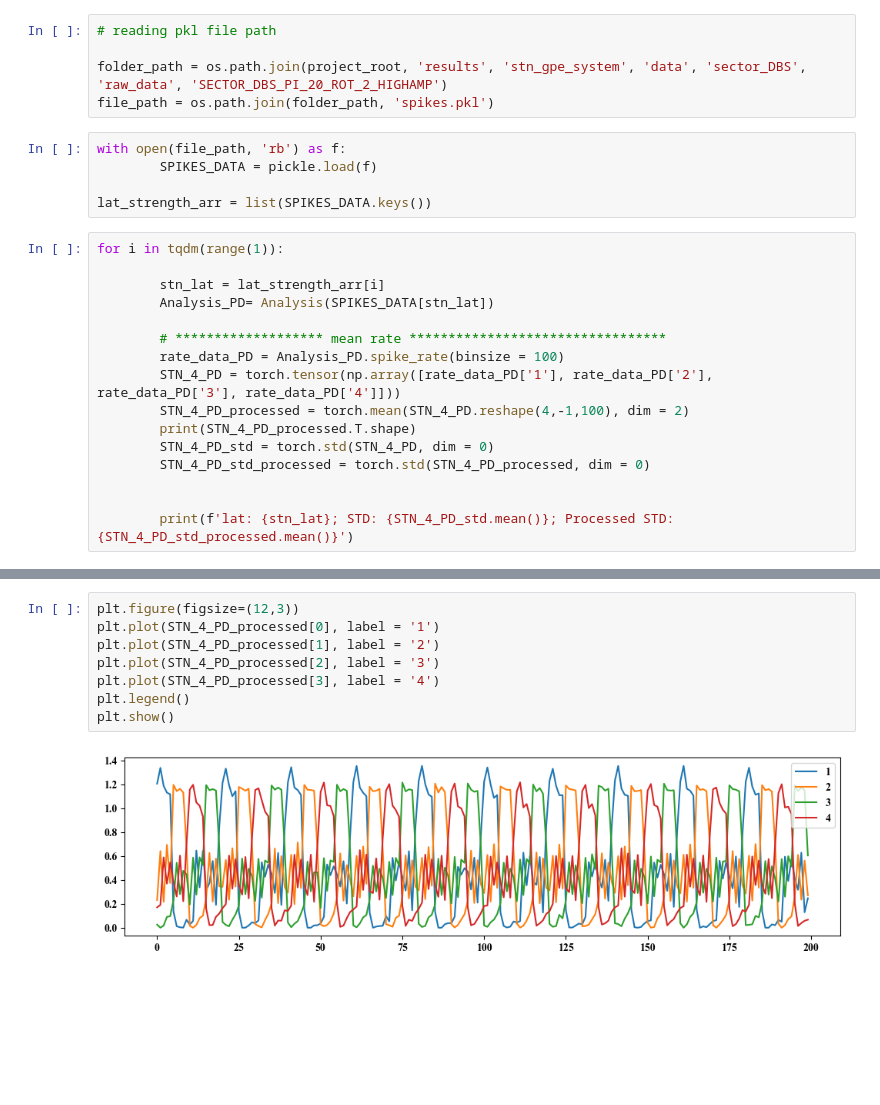
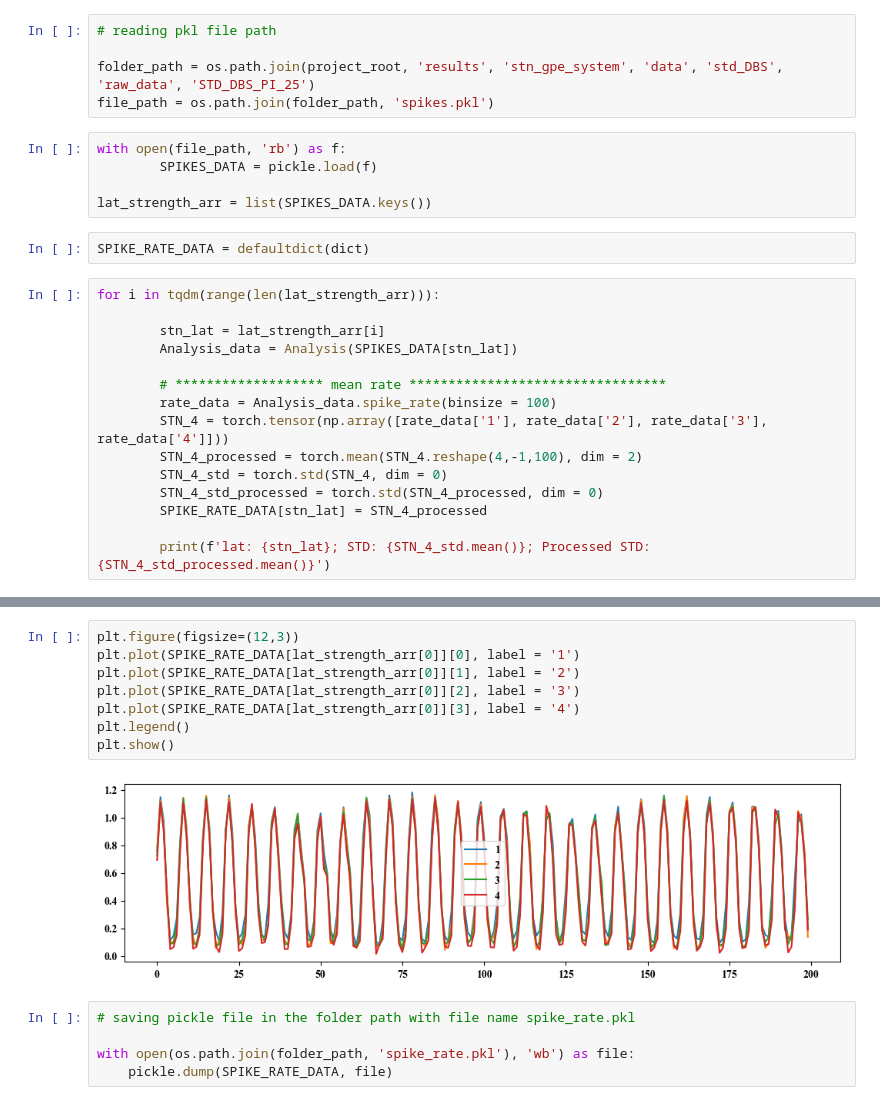
Before and after one commit to CharithaPalika/RotationalDeepBrainStimulation, a Jupyter notebook: results/stn_gpe_system/spike_rate_conversion.ipynb, the cells around one changed output, grey strips where cells are left out. Cells and saved outputs as stored; diff of their text form; blank space fills up the shorter version.

Commit message:
Adding spike_rate conversion code

```diff
--- a/results/stn_gpe_system/spike_rate_conversion.ipynb
+++ b/results/stn_gpe_system/spike_rate_conversion.ipynb
@@ -46,27 +46,28 @@ Project root added to sys.path: d:\charitha\projects\STN-GPe_spiking\light_house
 # %%
 # reading pkl file path
 
-folder_path = os.path.join(project_root, 'results', 'stn_gpe_system', 'data', 'sector_DBS', 'raw_data', 'SECTOR_DBS_PI_20_ROT_2_HIGHAMP')
+folder_path = os.path.join(project_root, 'results', 'stn_gpe_system', 'data', 'std_DBS', 'raw_data', 'STD_DBS_PI_25')
 file_path = os.path.join(folder_path, 'spikes.pkl')
 # %%
 with open(file_path, 'rb') as f:
         SPIKES_DATA = pickle.load(f)
 
 lat_strength_arr = list(SPIKES_DATA.keys())
+# %%
+SPIKE_RATE_DATA = defaultdict(dict)
 # %%
-for i in tqdm(range(1)):
+for i in tqdm(range(len(lat_strength_arr))):
 
         stn_lat = lat_strength_arr[i]
-        Analysis_PD= Analysis(SPIKES_DATA[stn_lat])
+        Analysis_data = Analysis(SPIKES_DATA[stn_lat])
 
         # ******************* mean rate *********************************
-        rate_data_PD = Analysis_PD.spike_rate(binsize = 100)
-        STN_4_PD = torch.tensor(np.array([rate_data_PD['1'], rate_data_PD['2'], rate_data_PD['3'], rate_data_PD['4']]))
-        STN_4_PD_processed = torch.mean(STN_4_PD.reshape(4,-1,100), dim = 2)
-        print(STN_4_PD_processed.T.shape)
-        STN_4_PD_std = torch.std(STN_4_PD, dim = 0)
-        STN_4_PD_std_processed = torch.std(STN_4_PD_processed, dim = 0)
+        rate_data = Analysis_data.spike_rate(binsize = 100)
+        STN_4 = torch.tensor(np.array([rate_data['1'], rate_data['2'], rate_data['3'], rate_data['4']]))
+        STN_4_processed = torch.mean(STN_4.reshape(4,-1,100), dim = 2)
+        STN_4_std = torch.std(STN_4, dim = 0)
+        STN_4_std_processed = torch.std(STN_4_processed, dim = 0)
+        SPIKE_RATE_DATA[stn_lat] = STN_4_processed
 
-
-        print(f'lat: {stn_lat}; STD: {STN_4_PD_std.mean()}; Processed STD: {STN_4_PD_std_processed.mean()}')
+        print(f'lat: {stn_lat}; STD: {STN_4_std.mean()}; Processed STD: {STN_4_std_processed.mean()}')
 # %% [output]
@@ -75,10 +84,15 @@ lat: 0.0275; STD: 0.4895120794004492; Processed STD: 0.464496446183998
 # %%
 plt.figure(figsize=(12,3))
-plt.plot(STN_4_PD_processed[0], label = '1')
-plt.plot(STN_4_PD_processed[1], label = '2')
-plt.plot(STN_4_PD_processed[2], label = '3')
-plt.plot(STN_4_PD_processed[3], label = '4')
+plt.plot(SPIKE_RATE_DATA[lat_strength_arr[0]][0], label = '1')
+plt.plot(SPIKE_RATE_DATA[lat_strength_arr[0]][1], label = '2')
+plt.plot(SPIKE_RATE_DATA[lat_strength_arr[0]][2], label = '3')
+plt.plot(SPIKE_RATE_DATA[lat_strength_arr[0]][3], label = '4')
 plt.legend()
 plt.show()
 # %% [output]
-[figure, old version]
+[figure, new version]
+# %%
+# saving pickle file in the folder path with file name spike_rate.pkl
+
+with open(os.path.join(folder_path, 'spike_rate.pkl'), 'wb') as file:
+    pickle.dump(SPIKE_RATE_DATA, file)
```
Also changed, not shown: parts of 2 cells of this notebook.
